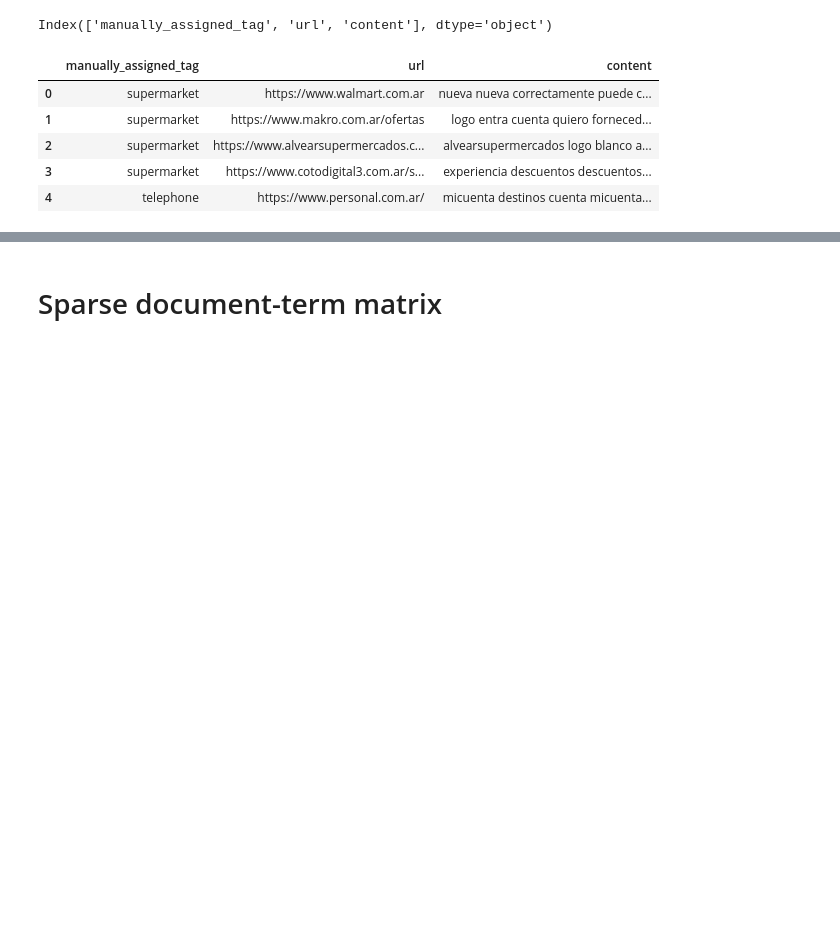
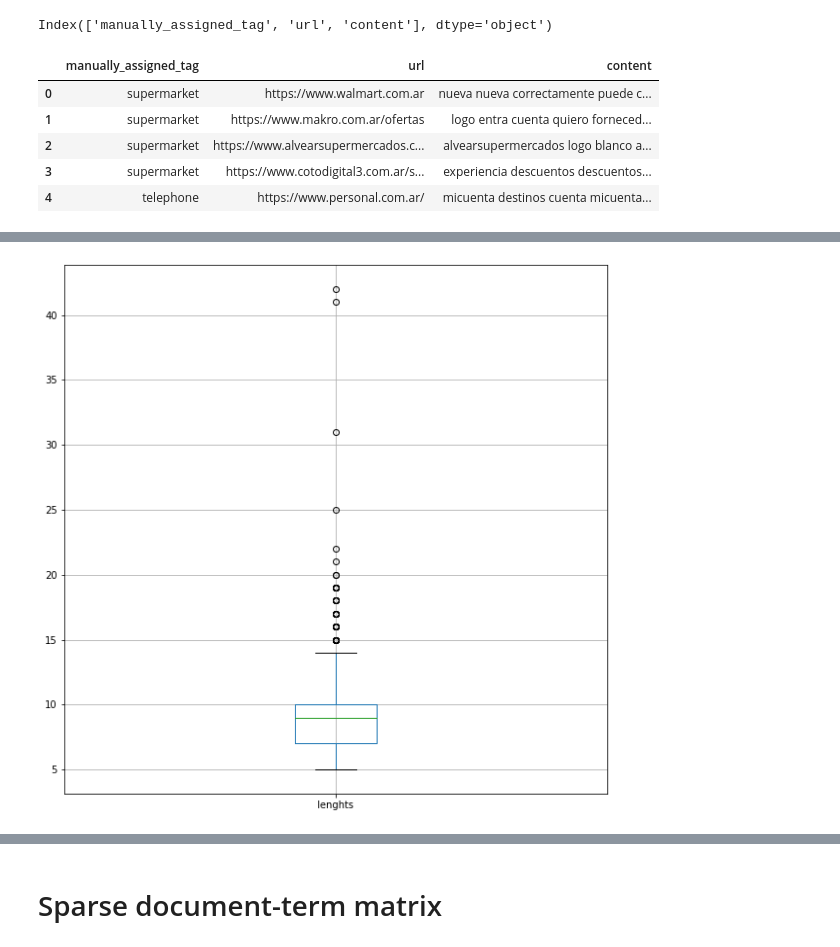
Before and after one commit to SofiaArancibia/topic_modeling, a Jupyter notebook: src/preprocess.ipynb, the cells around one changed output, grey strips where cells are left out. Saved outputs shown, nothing was run; the diff lists cells and outputs as text; code cells hidden in the pictures; blank space fills up the shorter version.

```diff
--- a/src/preprocess.ipynb
+++ b/src/preprocess.ipynb
@@ -101,0 +106,8 @@ myDict = dict(zip(myDF.url, myDF.content)) # -> key: url, value:content (list)
+# %%
+all_values = list()
+uniqueValues = list()
+uniqueValuesLs = list(myDict.values())
+for l in uniqueValuesLs:
+    all_values.extend(l)
+    uniqueValues.extend(list(set(l)))
+uniqueValues = list(set(uniqueValues))
@@ -101,0 +118,7 @@ myDict = dict(zip(myDF.url, myDF.content)) # -> key: url, value:content (list)
+# %%
+wordLenDic = dict()
+lens = list()
+for word in uniqueValues:
+    lens.append(len(word))
+wordLenDic = {'words':uniqueValues, 'lenghts':lens}
+wordLenDF = pd.DataFrame.from_dict(wordLenDic, orient='columns')
@@ -101,0 +148,6 @@ myDict = dict(zip(myDF.url, myDF.content)) # -> key: url, value:content (list)
+# %%
+import matplotlib.pyplot as plt
+plt.figure(figsize = (10,10))
+boxplot = wordLenDF.boxplot(column=['lenghts'])
+# %% [output]
+[figure, added]
```
Also changed, not shown: parts of 38 cells of this notebook, 5 other files.
